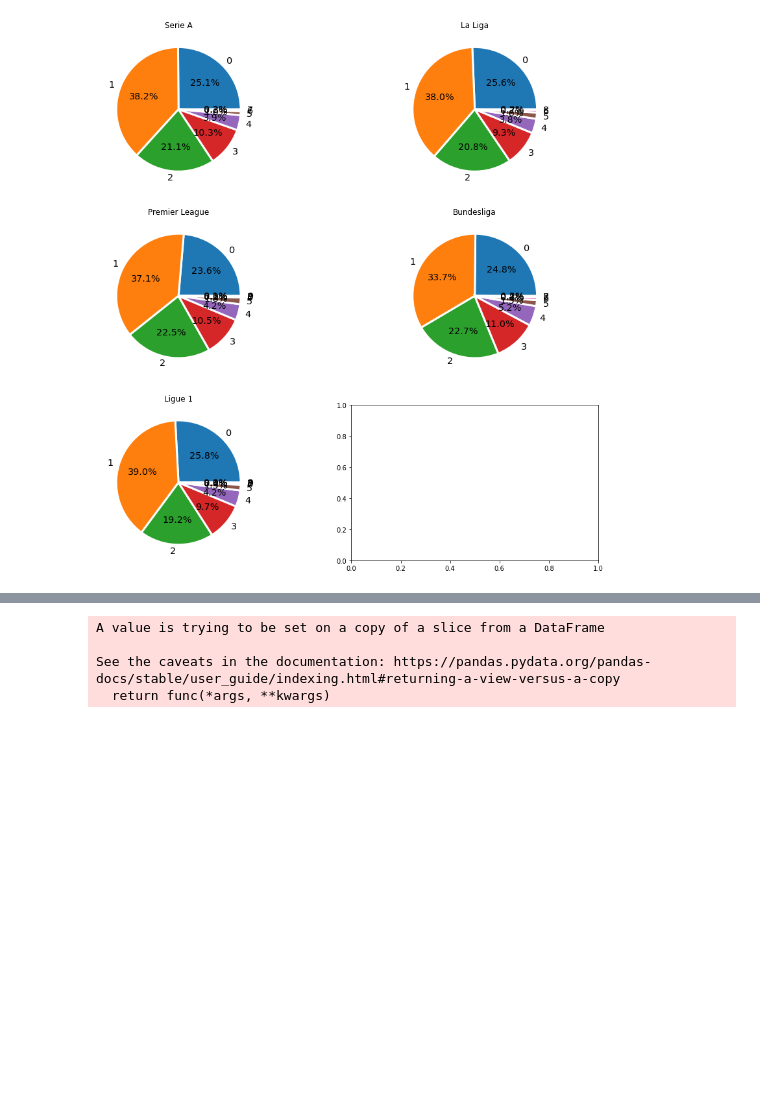
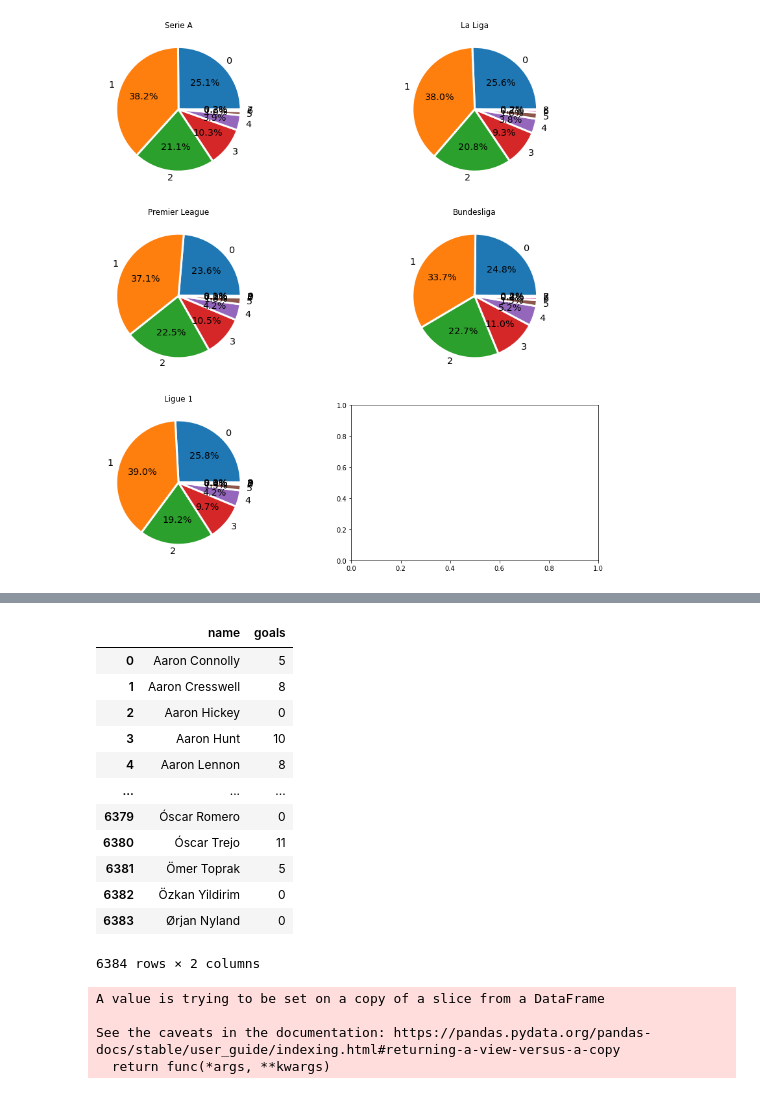
Before and after one commit to mcannoni/soccer_database, a Jupyter notebook: ProyectoDS_ParteI_+Cannoni+Poses.ipynb, the cells around one changed output, grey strips where cells are left out. Saved outputs shown, nothing was run; the diff lists cells and outputs as text; code cells hidden in the pictures; blank space fills up the shorter version.

```diff
--- a/ProyectoDS_ParteI_+Cannoni+Poses.ipynb
+++ b/ProyectoDS_ParteI_+Cannoni+Poses.ipynb
@@ -235,4 +274,20 @@ df_prob_stats= df_prob_stats[['gameID','name', 'playerID', 'goals', 'xGoals', 'x
 # %%
 
-grouped_goal=df_prob_stats.groupby(["name"],as_index=False)["goals"].sum()
+grouped_goal_total=df_prob_stats.groupby(["name"],as_index=False)["goals"].sum()
+# %%
+grouped_goal_total
+# %% [output]
+|  | name | goals |
+| 0 | Aaron Connolly | 5 |
+| 1 | Aaron Cresswell | 8 |
+| 2 | Aaron Hickey | 0 |
+| 3 | Aaron Hunt | 10 |
+| 4 | Aaron Lennon | 8 |
+| ... | ... | ... |
+| 6379 | Óscar Romero | 0 |
+| 6380 | Óscar Trejo | 11 |
+| 6381 | Ömer Toprak | 5 |
+| 6382 | Özkan Yildirim | 0 |
+| 6383 | Ørjan Nyland | 0 |
+6384 rows × 2 columns
 # %%
```
Also changed, not shown: parts of 10 cells of this notebook.
